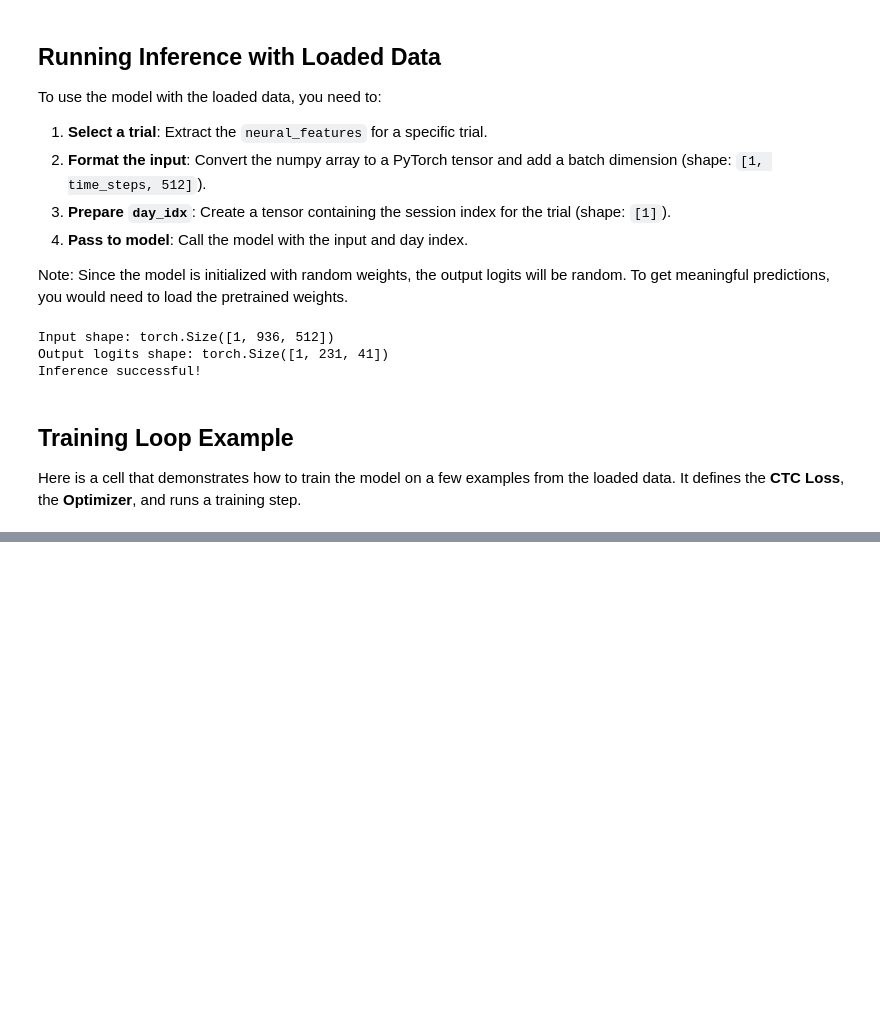
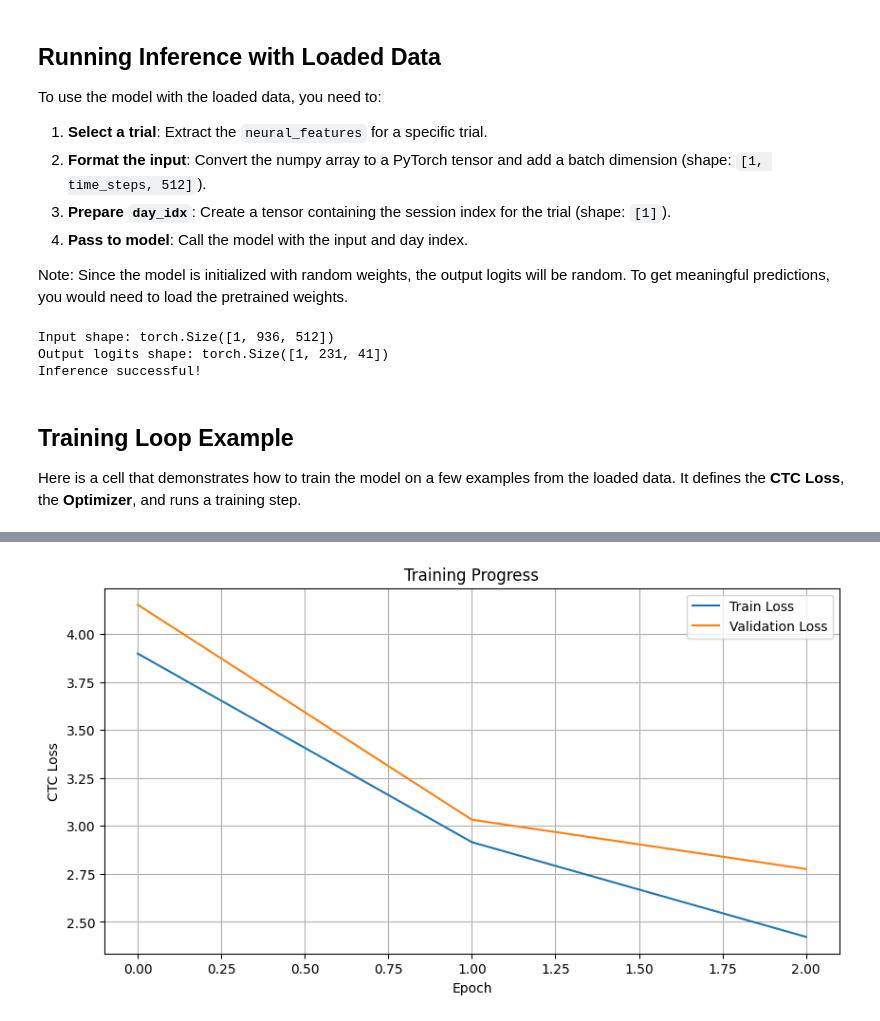
Before and after one commit to mel6502/Brain2Text25, a Jupyter notebook: test.ipynb, the cells around one changed output, grey strips where cells are left out. Saved outputs shown, nothing was run; the diff lists cells and outputs as text; code cells hidden in the pictures; blank space fills up the shorter version.

Commit message:
Total GRU train loop for phemones predictions

```diff
--- a/test.ipynb
+++ b/test.ipynb
@@ -267,7 +267,7 @@ class GRUDecoder(nn.Module):
 model = GRUDecoder(
     neural_dim=512,
     n_units=768,
-    n_days=10, # Assuming 'sessions' list is available from previous cells
+    n_days=len(data), # Assuming 'sessions' list is available from previous cells
     n_classes=41,         # 41 classes (phonemes + blank/silence)
     rnn_dropout=0.4,
     input_dropout=0.2,
@@ -276,6 +276,18 @@ model = GRUDecoder(
     patch_stride=4
 )
 
+model_cpu = GRUDecoder(
+    neural_dim=512,
+    n_units=256,
+    n_days=len(data), # Assuming 'sessions' list is available from previous cells
+    n_classes=41,         # 41 classes (phonemes + blank/silence)
+    rnn_dropout=0.4,
+    input_dropout=0.2,
+    n_layers=2,
+    patch_size=14,
+    patch_stride=4
+)
+
 print(model)
 # summary(model, input_size=(2, 100, 512), batch_size=2, device='cpu')
 # %% [output]
@@ -463,0 +521,13 @@ Training finished.
+# %%
+# Plot Training vs Validation Loss
+plt.figure(figsize=(10, 5))
+plt.plot(train_losses, label='Train Loss')
+plt.plot(val_losses, label='Validation Loss')
+plt.xlabel('Epoch')
+plt.ylabel('CTC Loss')
+plt.title('Training Progress')
+plt.legend()
+plt.grid(True)
+plt.show()
+# %% [output]
+[figure, added]
```
Also changed, not shown: parts of 2 cells of this notebook.
